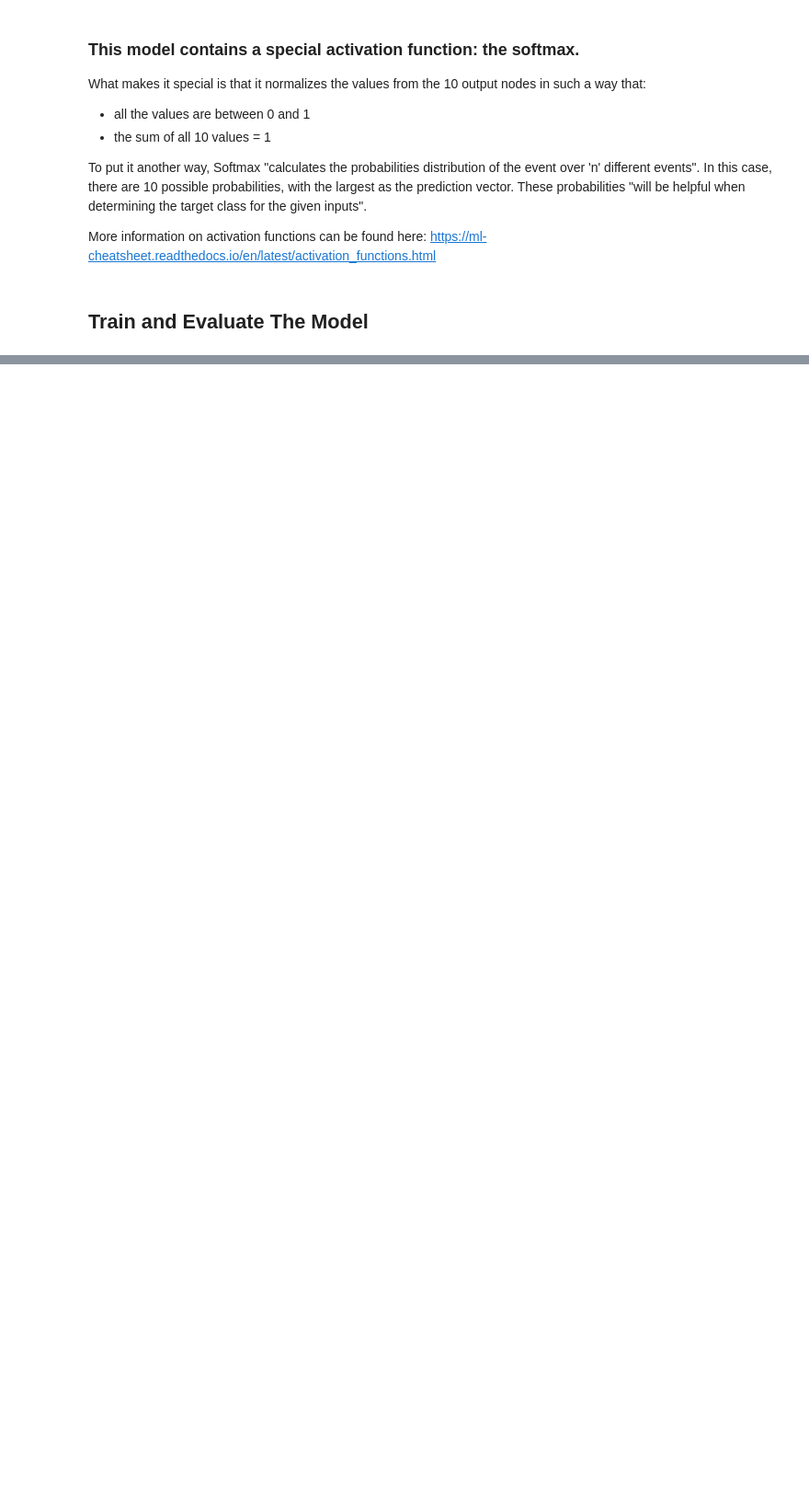
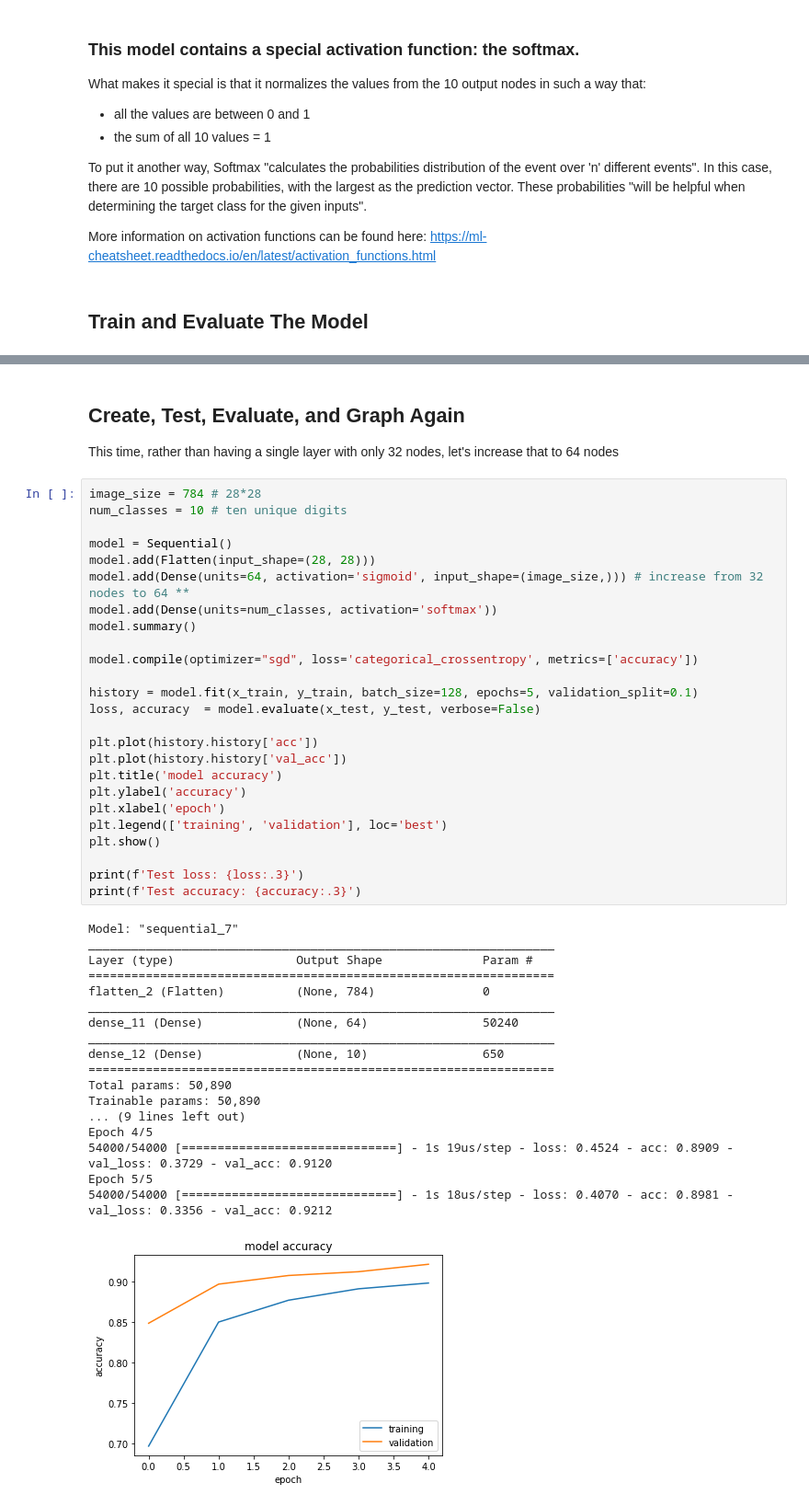
Before and after one commit to stmarple/MachineLearningWithTensorFlow, a Jupyter notebook: FFNN_MNST.ipynb, the cells around one changed output, grey strips where cells are left out. Shown at 92% size. Saved outputs shown, nothing was run; the diff lists cells and outputs as text; blank space fills up the shorter version.

```diff
--- a/FFNN_MNST.ipynb
+++ b/FFNN_MNST.ipynb
@@ -184,0 +200,47 @@ print(f'Test accuracy: {accuracy:.3}')
+# %% [markdown]
+## Create, Test, Evaluate, and Graph Again
+This time, rather than having a single layer with only 32 nodes, let's increase that to 64 nodes
+# %%
+image_size = 784 # 28*28
+num_classes = 10 # ten unique digits
+
+model = Sequential()
+model.add(Flatten(input_shape=(28, 28)))
+model.add(Dense(units=64, activation='sigmoid', input_shape=(image_size,))) # increase from 32 nodes to 64 **
+model.add(Dense(units=num_classes, activation='softmax'))
+model.summary()
+
+model.compile(optimizer="sgd", loss='categorical_crossentropy', metrics=['accuracy'])
+
+history = model.fit(x_train, y_train, batch_size=128, epochs=5, validation_split=0.1)
+loss, accuracy  = model.evaluate(x_test, y_test, verbose=False)
+
+plt.plot(history.history['acc'])
+plt.plot(history.history['val_acc'])
+plt.title('model accuracy')
+plt.ylabel('accuracy')
+plt.xlabel('epoch')
+plt.legend(['training', 'validation'], loc='best')
+plt.show()
+
+print(f'Test loss: {loss:.3}')
+print(f'Test accuracy: {accuracy:.3}')
+# %% [output]
+Model: "sequential_7"
+_________________________________________________________________
+Layer (type)                 Output Shape              Param #
+=================================================================
+flatten_2 (Flatten)          (None, 784)               0
+_________________________________________________________________
+dense_11 (Dense)             (None, 64)                50240
+_________________________________________________________________
+dense_12 (Dense)             (None, 10)                650
+=================================================================
+Total params: 50,890
+Trainable params: 50,890
+... (9 lines left out)
+Epoch 4/5
+54000/54000 [==============================] - 1s 19us/step - loss: 0.4524 - acc: 0.8909 - val_loss: 0.3729 - val_acc: 0.9120
+Epoch 5/5
+54000/54000 [==============================] - 1s 18us/step - loss: 0.4070 - acc: 0.8981 - val_loss: 0.3356 - val_acc: 0.9212
+[figure, added]
```
Also changed, not shown: parts of 5 cells of this notebook.
